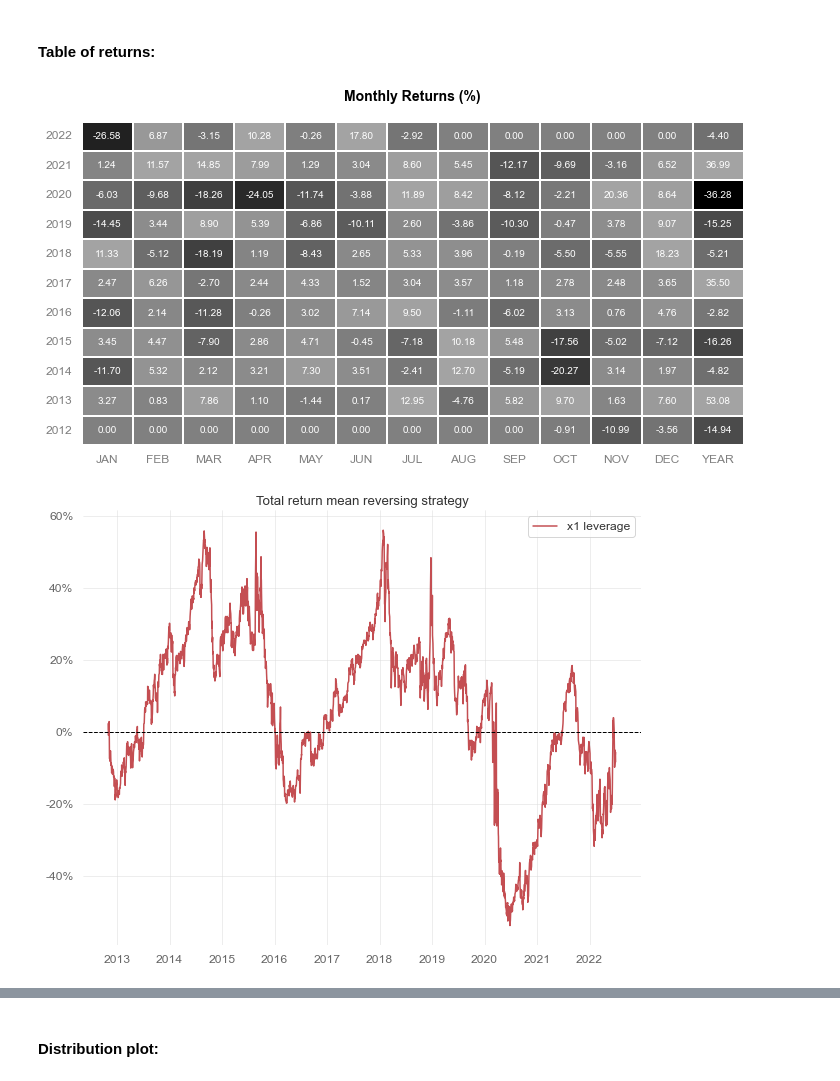
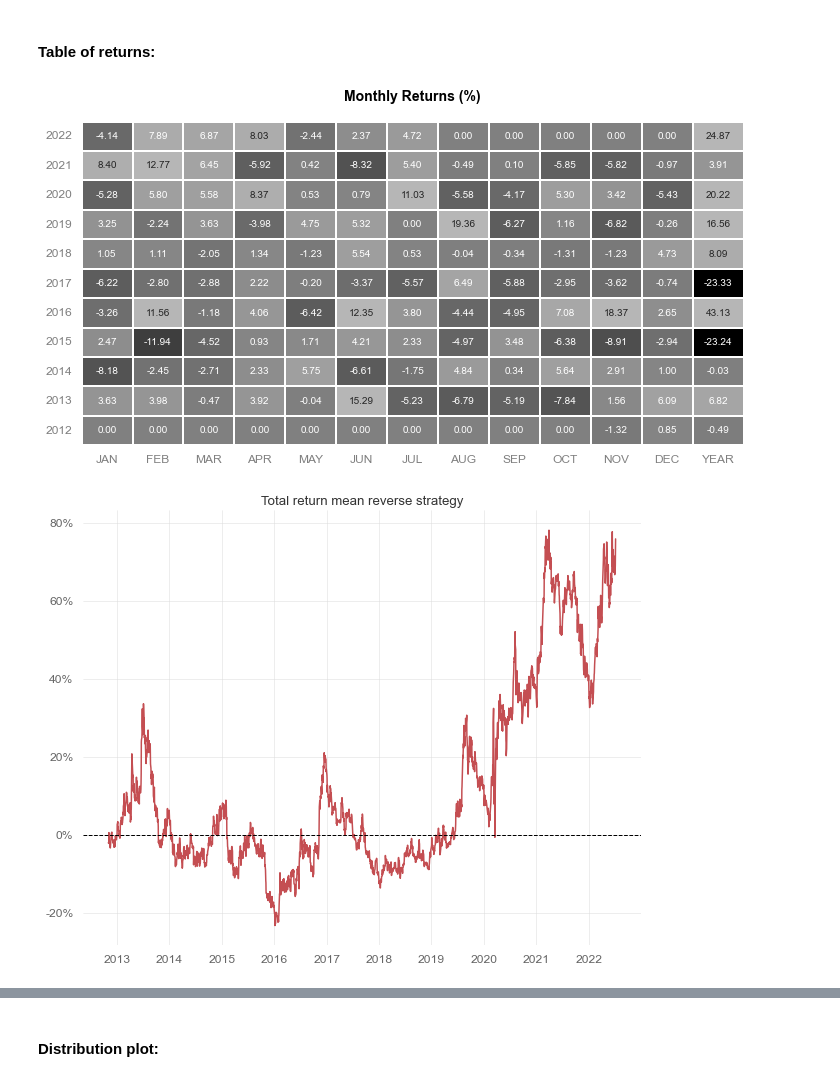
Before and after one commit to zazzooo/MATS, a Jupyter notebook: notebooks/report.ipynb, the cells around one changed output, grey strips where cells are left out. Saved outputs shown, nothing was run; the diff lists cells and outputs as text; code cells hidden in the pictures.

```diff
--- a/notebooks/report.ipynb
+++ b/notebooks/report.ipynb
@@ -24,16 +24,23 @@ import html_evaluation_portfolio as hep
 import volatility_estimator as ve
 # %% [markdown]
 ## Importing and processing data
+# %%
+#parameters
+short = 20
+long = 80
+list_securities = ['GLD', 'TLT']
+debug_xl = False
 # %%
-#main
-
-list_securities = ['SSO', 'TLT']
-
-data = hep.create_dataframe_polygon(list_securities)
-unique_name = 'singal_strategy'
+#compute unique names
+title = ''
+unique_name = 'MATS'
 for i in list_securities:
         unique_name += '_' + i
+        title += i + ' '
+title += 'short '+ str(short) + ' long '+ str(long)
+unique_name = unique_name + '_short_' + str(short) + '_long_'+ str(long)
 # %%
+#main
 def create_mean_rev_signal(data, long_wind, short_wind):
     '''
     input
@@ -58,14 +65,14 @@ def create_mean_rev_signal(data, long_wind, short_wind):
         final_df[sec] = sec_df[sec]
     return final_df, df_rolling_mean
 
-signal_df = create_mean_rev_signal(data, 80, 20)[0]
-df_rolling_mean = create_mean_rev_signal(data, 80, 20)[1]
+data = hep.create_dataframe_polygon(list_securities)
+signal_df = create_mean_rev_signal(data, long, short)[0]
+df_rolling_mean = create_mean_rev_signal(data, long, short)[1]
 data_r = data.div(data.shift(1))-1 #returns of securities
 
 data_earnings = hep.df_earnings(signal_df, data_r) #compute the earnings
 data_earnings.dropna(inplace = True)
 
-debug_xl = True
 if debug_xl == True:
         with pd.ExcelWriter('AW_dbg.xlsx') as writer:
             new_index = data.index.tz_convert(None)
@@ -151,31 +141,31 @@ fig.tight_layout(w_pad=0, h_pad=0)
 plt.savefig('../img/temp/table_montly_returns' + unique_name + '.png')
 fig_table = fig
 # %% [output]
-[figure, old version]
+[figure, new version]
 # %%
 from quantstats.stats import compsum
 from quantstats._plotting.core import format_pct_axis
 from matplotlib.ticker import (
     FormatStrFormatter as _FormatStrFormatter,
     FuncFormatter as _FuncFormatter
 )
 
 #returns = dict_df['x1 leverage']['Tot']
 fig, ax = plt.subplots(figsize=(12,8))
-ax.set_title('Total return mean reversing strategy')
+ax.set_title('Total return mean reverse strategy')
 ax.spines['top'].set_visible(False)
 ax.spines['right'].set_visible(False)
 ax.spines['bottom'].set_visible(False)
 ax.spines['left'].set_visible(False)
 fig.set_facecolor('white')
 ax.set_facecolor('white')
-ax.plot(compsum(data_earnings['Tot']), lw=1.5, label='x1 leverage', color='r', alpha=1)
+ax.plot(compsum(data_earnings['Tot']), lw=1.5, color='r', alpha=1)
 ax.axhline(0, ls="--", lw=1, color="#000000", zorder=2)
 ax.yaxis.set_major_formatter(_FuncFormatter(format_pct_axis))
-ax.legend()
+#ax.legend()
 fig = ax.get_figure()
 fig.set_size_inches(10,8)
 #fig.savefig('../img/satchell_1x_leverage.png')
 # %% [output]
-[figure, old version]
+[figure, new version]
 # %%
```
Also changed, not shown: parts of 7 cells of this notebook, 38 other files.
